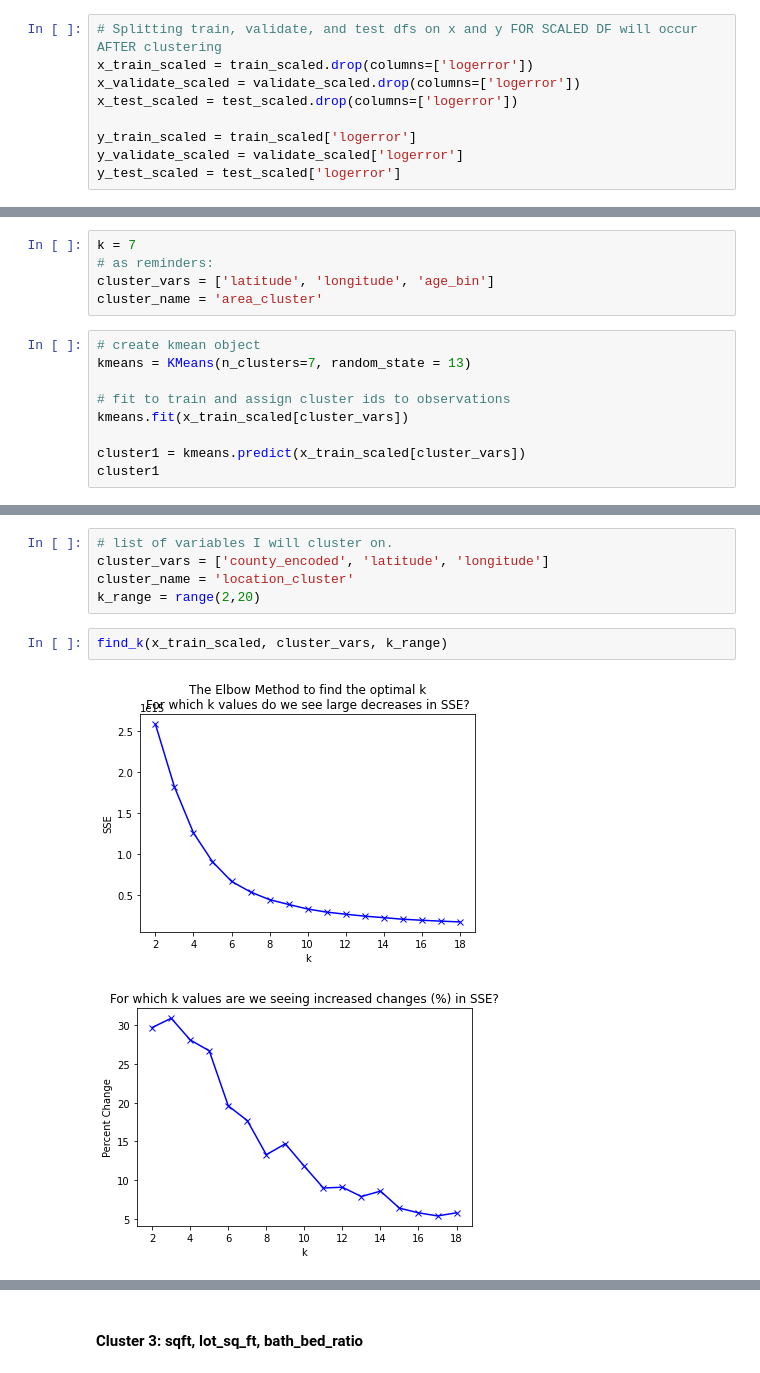
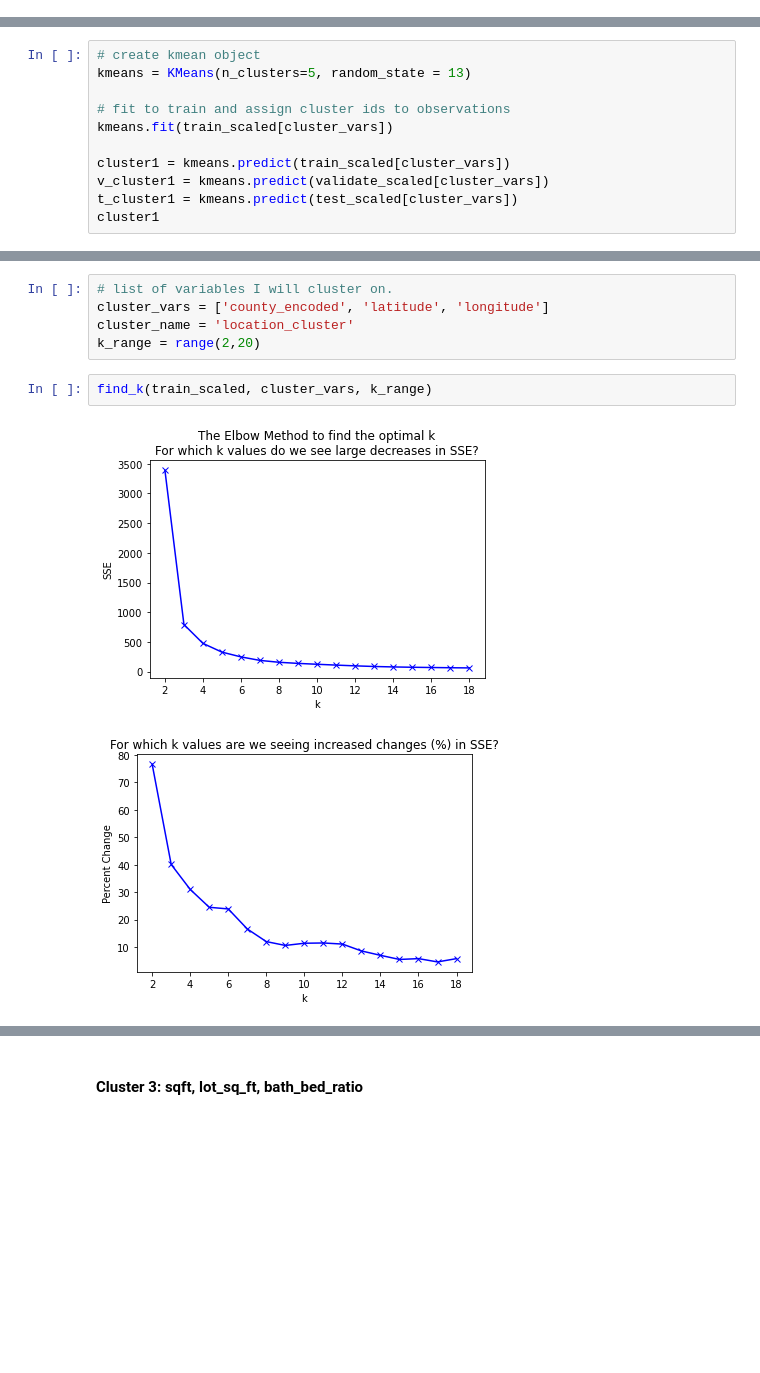
Before and after one commit to SchneemannDavid/clustering_project, a Jupyter notebook: working_notebook_clustering_p.ipynb, the cells around one changed output, grey strips where cells are left out. Drawn from its saved outputs; the diff is of its cells as text; blank space fills up the shorter version.

```diff
--- a/working_notebook_clustering_p.ipynb
+++ b/working_notebook_clustering_p.ipynb
@@ -754,12 +782,3 @@ Features to scale:
 # %%
 # Calling our model.py; Assigning df variables to our called function, `scale_data`
 train_scaled, validate_scaled, test_scaled = model.scale_data(train, validate, test)
-# %%
-# Splitting train, validate, and test dfs on x and y FOR SCALED DF will occur AFTER clustering
-x_train_scaled = train_scaled.drop(columns=['logerror'])
-x_validate_scaled = validate_scaled.drop(columns=['logerror'])
-x_test_scaled = test_scaled.drop(columns=['logerror'])
-
-y_train_scaled = train_scaled['logerror']
-y_validate_scaled = validate_scaled['logerror']
-y_test_scaled = test_scaled['logerror']
@@ -895,15 +946,12 @@ find_k(x_train_scaled, cluster_vars, k_range)
-# %%
-k = 7
-# as reminders:
-cluster_vars = ['latitude', 'longitude', 'age_bin']
-cluster_name = 'area_cluster'
 # %%
 # create kmean object
-kmeans = KMeans(n_clusters=7, random_state = 13)
+kmeans = KMeans(n_clusters=5, random_state = 13)
 
 # fit to train and assign cluster ids to observations
-kmeans.fit(x_train_scaled[cluster_vars])
+kmeans.fit(train_scaled[cluster_vars])
 
-cluster1 = kmeans.predict(x_train_scaled[cluster_vars])
+cluster1 = kmeans.predict(train_scaled[cluster_vars])
+v_cluster1 = kmeans.predict(validate_scaled[cluster_vars])
+t_cluster1 = kmeans.predict(test_scaled[cluster_vars])
 cluster1
 # %% [output]
@@ -938,7 +1018,7 @@ cluster_vars = ['county_encoded', 'latitude', 'longitude']
 cluster_name = 'location_cluster'
 k_range = range(2,20)
 # %%
-find_k(x_train_scaled, cluster_vars, k_range)
+find_k(train_scaled, cluster_vars, k_range)
 # %% [output]
-[figure, old version]
+[figure, new version]
-[figure, old version]
+[figure, new version]
```
Also changed, not shown: parts of 65 cells of this notebook, 3 other files.
